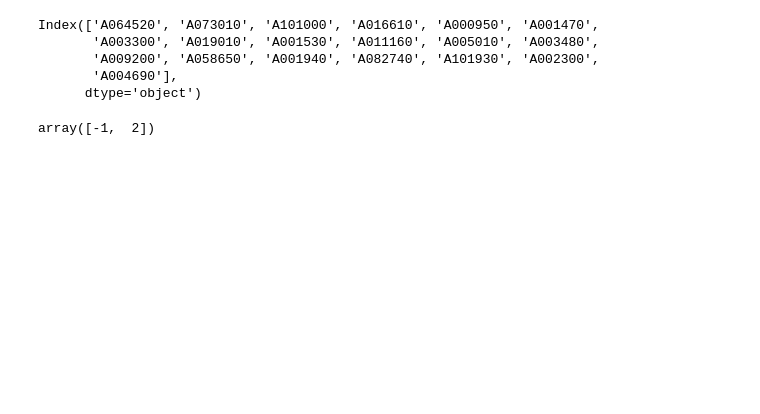
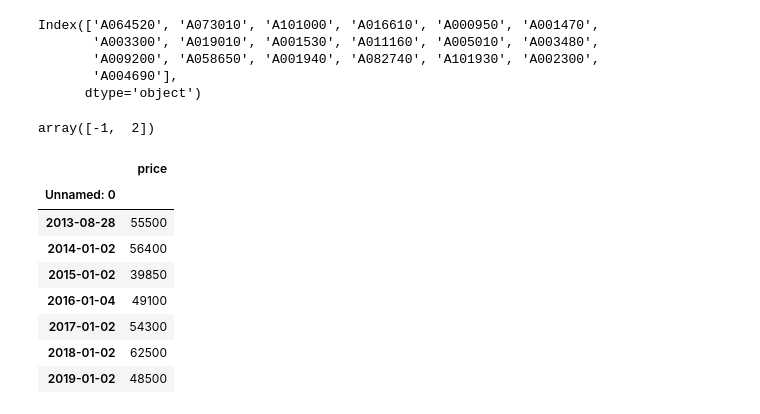
Before and after one commit to neosuperprogrammer/Quant, a Jupyter notebook: neo_quant_test6.ipynb, the cells around one changed output. Cells and saved outputs as stored; diff of their text form; code cells hidden in the pictures; blank space fills up the shorter version.

```diff
--- a/neo_quant_test6.ipynb
+++ b/neo_quant_test6.ipynb
@@ -892,3 +1045,26 @@ def get_value_quality(invest_df, fs_df, index_date, num):
 np.array([-1, 2])
 # %% [output]
 array([-1,  2])
+# %%
+# price_df = prices
+# year_duration = 10
+
+def get_yearly_price_df(company_code, price_df, year_duration=1):
+    end_date = price_df.iloc[-1].name
+    start_date = end_date - datetime.timedelta(days=year_duration * 365)
+
+    strategy_price = price_df[company_code][start_date:end_date]
+
+    start_year = start_date.strftime("%Y")
+    end_year= end_date.strftime("%Y")
+
+    first_year_day_list = []
+
+    for year in range(int(start_year), int(end_year)+1):
+        if str(year) in strategy_price.index:
+            first_day_of_year = strategy_price.loc[str(year)].index[0]
+            first_year_day_list.append(first_day_of_year)
+    first_year_day_list.append(end_date)
+    yearly_price_df = strategy_price.loc[first_year_day_list]
+    yearly_price_df = pd.DataFrame({'price':yearly_price_df})
+    return yearly_price_df
@@ -894,0 +1073,12 @@ array([-1,  2])
+# %%
+st_df
+# %% [output]
+|  | price |
+| Unnamed: 0 |  |
+| 2013-08-28 | 55500 |
+| 2014-01-02 | 56400 |
+| 2015-01-02 | 39850 |
+| 2016-01-04 | 49100 |
+| 2017-01-02 | 54300 |
+| 2018-01-02 | 62500 |
+| 2019-01-02 | 48500 |
```
Also changed, not shown: parts of 10 cells of this notebook, 1 other file.
